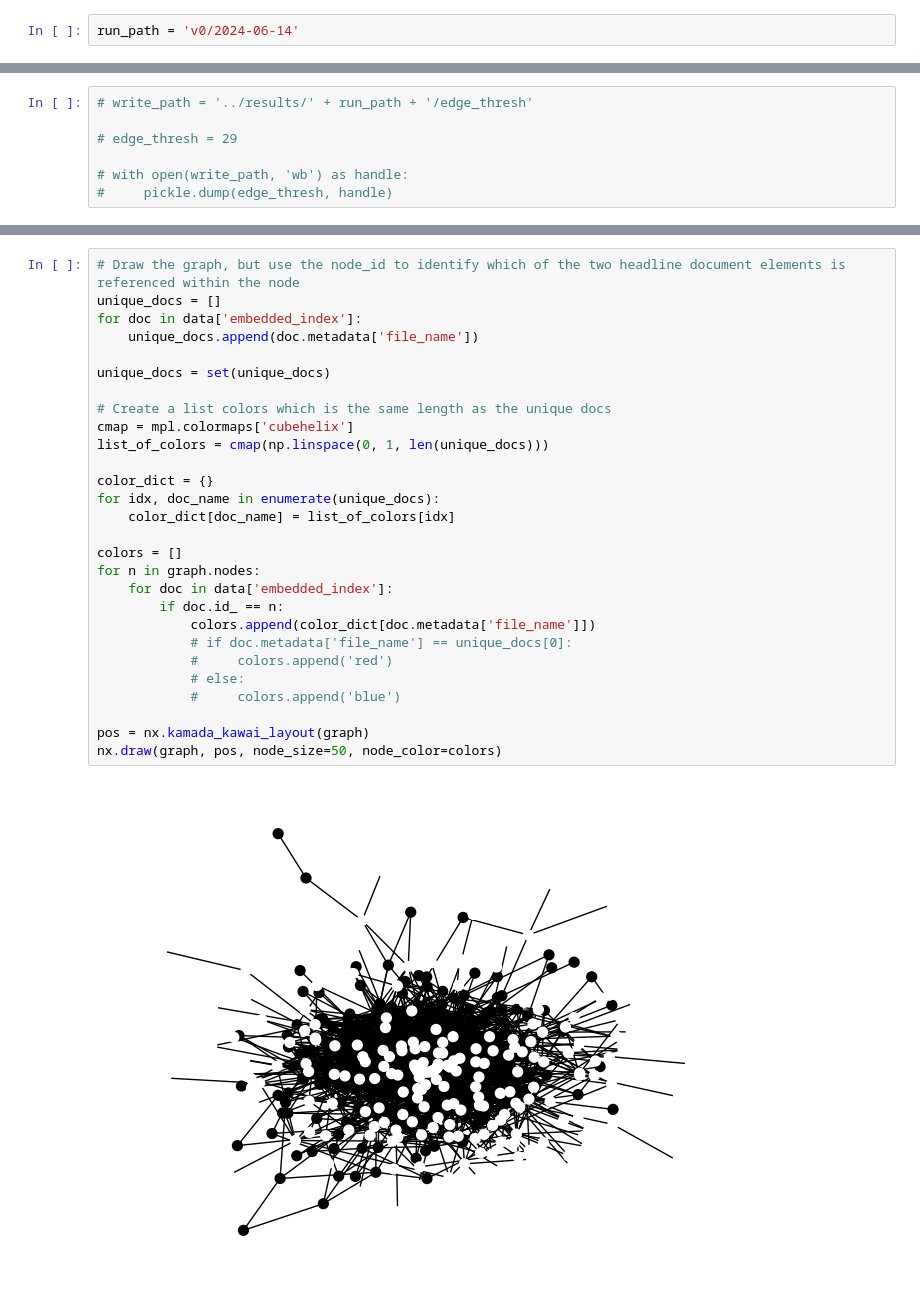
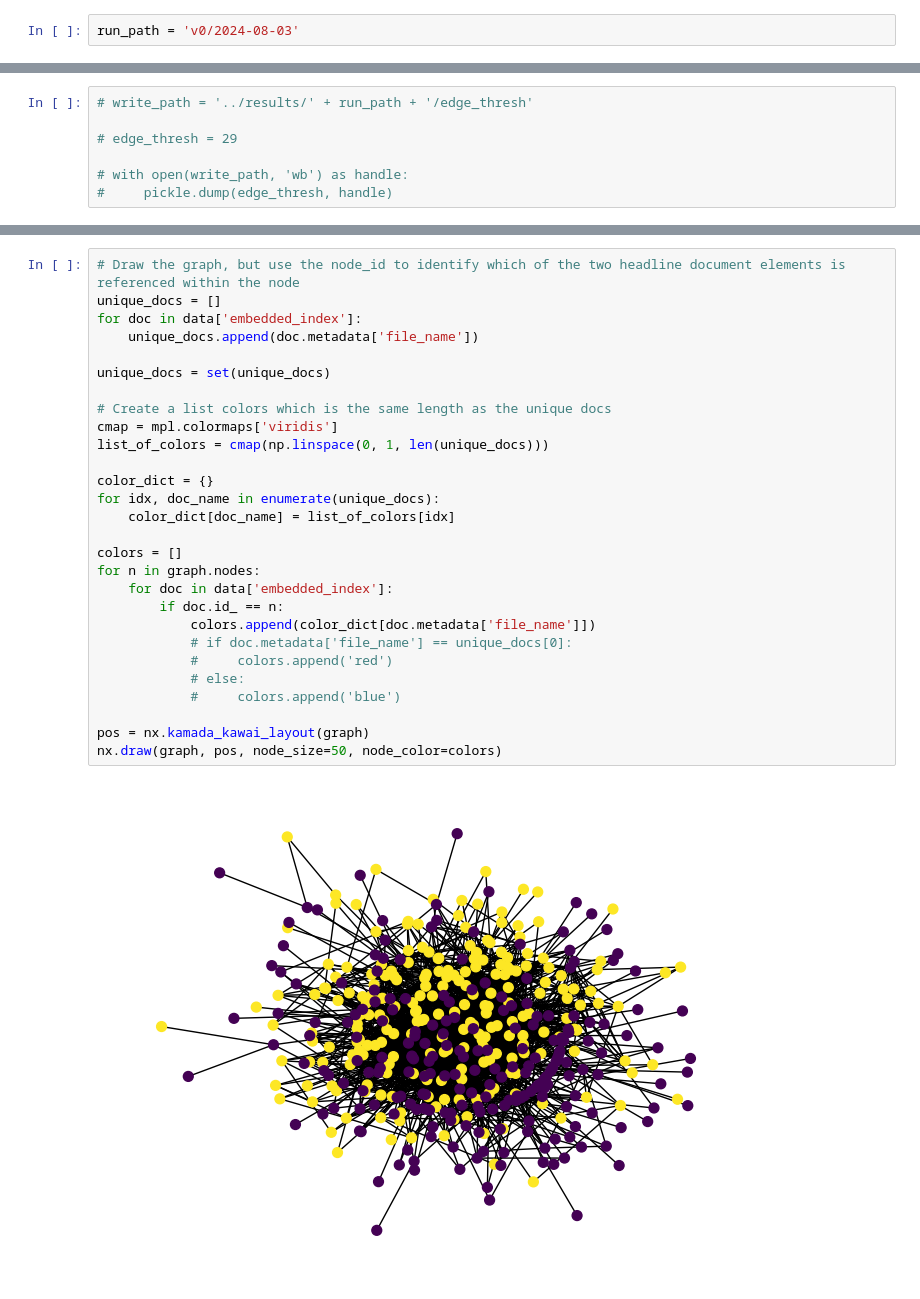
Before and after one commit to lukas-al/dissertation_rag, a Jupyter notebook: notebooks/evaluation.ipynb, the cells around one changed output, grey strips where cells are left out. Cells and saved outputs as stored; diff of their text form.

```diff
--- a/notebooks/evaluation.ipynb
+++ b/notebooks/evaluation.ipynb
@@ -43,7 +45,7 @@ Experiment: v4
 Experiment: v5
      || Run: 2024-05-14
 # %%
-run_path = 'v0/2024-06-14'
+run_path = 'v0/2024-08-03'
 # %%
 data = {}
 # Read the data for the specified experiment
@@ -111,33 +122,33 @@ KeyboardInterrupt:
 # %%
 # Draw the graph, but use the node_id to identify which of the two headline document elements is referenced within the node
 unique_docs = []
 for doc in data['embedded_index']:
     unique_docs.append(doc.metadata['file_name'])
 
 unique_docs = set(unique_docs)
 
 # Create a list colors which is the same length as the unique docs
-cmap = mpl.colormaps['cubehelix']
+cmap = mpl.colormaps['viridis']
 list_of_colors = cmap(np.linspace(0, 1, len(unique_docs)))
 
 color_dict = {}
 for idx, doc_name in enumerate(unique_docs):
     color_dict[doc_name] = list_of_colors[idx]
 
 colors = []
 for n in graph.nodes:
     for doc in data['embedded_index']:
         if doc.id_ == n:
             colors.append(color_dict[doc.metadata['file_name']])
             # if doc.metadata['file_name'] == unique_docs[0]:
             #     colors.append('red')
             # else:
             #     colors.append('blue')
 
 pos = nx.kamada_kawai_layout(graph)
 nx.draw(graph, pos, node_size=50, node_color=colors)
 # %% [output]
-[figure, old version]
+[figure, new version]
 # %%
 # Step 1: Compute centrality measures
 centrality = nx.degree_centrality(graph)
```
Also changed, not shown: parts of 15 cells of this notebook, 10 other files.
